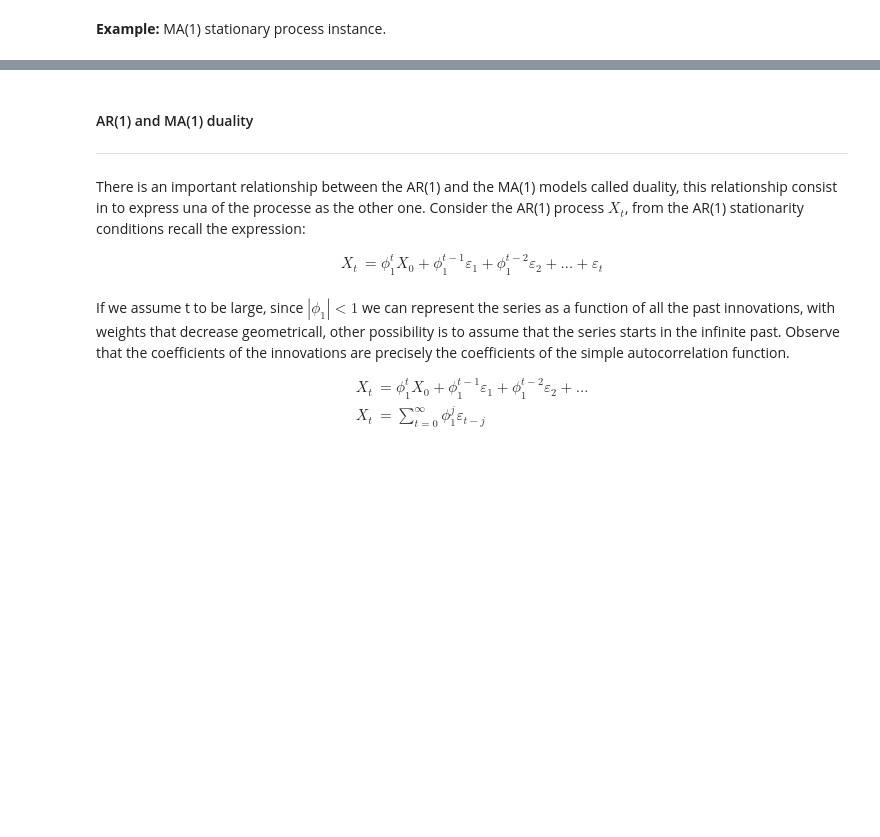
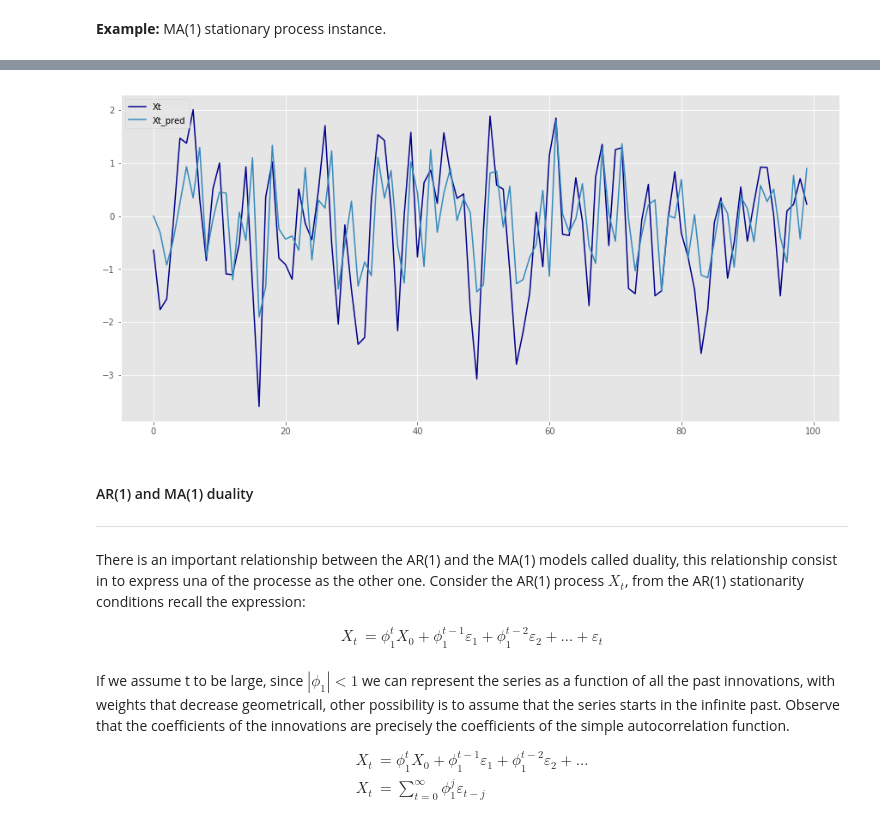
Before and after one commit to ErickEduardoAH/TimeSeriesAnalysis, a Jupyter notebook: 1.4 Time Series Stationary Models - Moving Average Time Series.ipynb, the cells around one changed output, grey strips where cells are left out. Cells and saved outputs as stored; diff of their text form; code cells hidden in the pictures; blank space fills up the shorter version.

```diff
--- a/1.4 Time Series Stationary Models - Moving Average Time Series.ipynb
+++ b/1.4 Time Series Stationary Models - Moving Average Time Series.ipynb
@@ -266,0 +265,12 @@ plt.show()
+# %%
+from statsmodels.tsa.arima_model import ARMA
+
+endog = 'Xt'
+train_fraction = 0.97
+k = int(len(ma_1_df)*train_fraction)
+
+time_series_train = ma_1_df[:k]
+time_series_test = ma_1_df[k:]
+
+ma_1_model = ARMA(ma_1_df[endog],order=(0,1)).fit(trend='nc')
+ma_1_model.summary()
@@ -267 +291,6 @@ plt.show()
+# %%
+ma_1_df[endog+'_pred'] = ma_1_model.predict(start=0,end=len(ma_1_df))
+plotTimeSeries(ma_1_df[:100])
+# %% [output]
+[figure, added]
 # %% [markdown]
```
Also changed, not shown: parts of 9 cells of this notebook.
